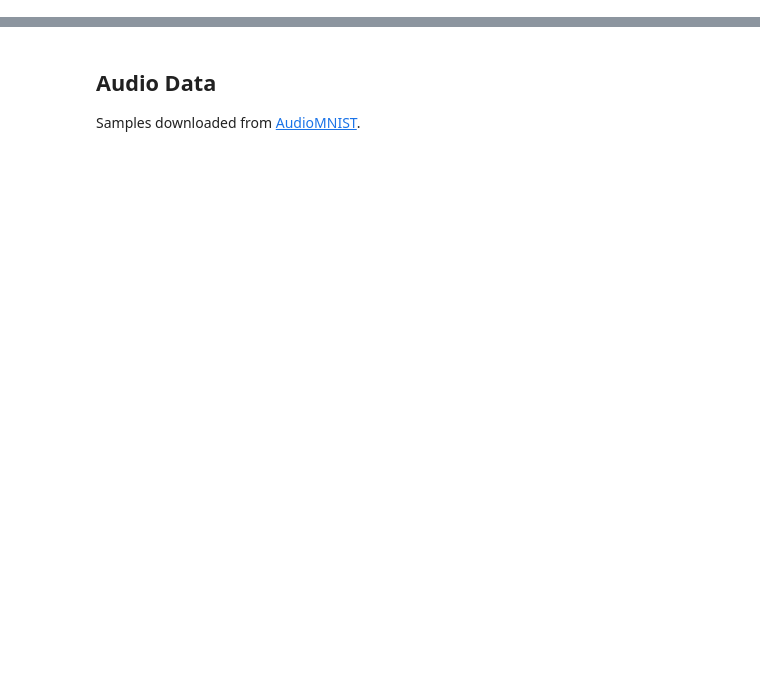
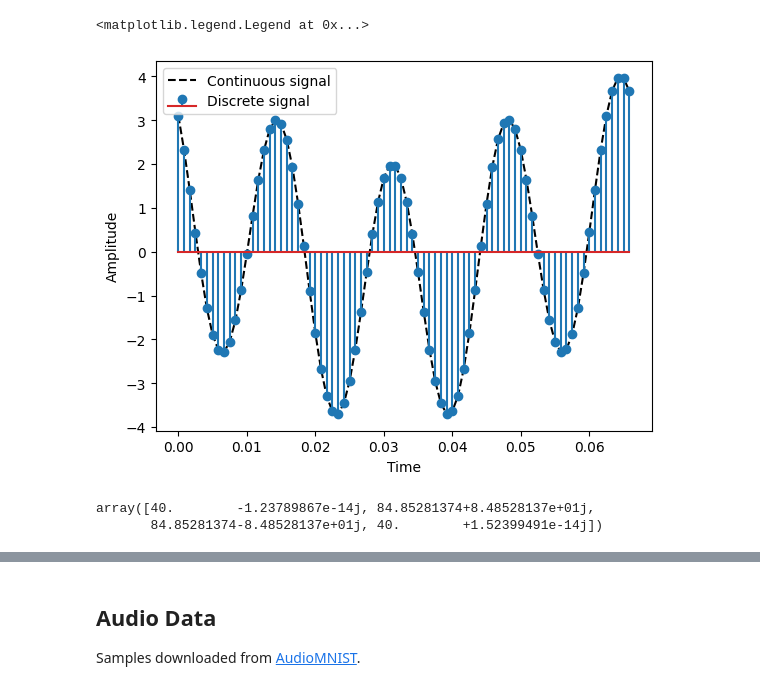
Before and after one commit to mru-data3464/w26, a Jupyter notebook: demo_code/10_signals_images/figs.ipynb, the cells around one changed output, grey strips where cells are left out. Drawn from its saved outputs; the diff is of its cells as text; code cells hidden in the pictures; blank space fills up the shorter version.

```diff
--- a/demo_code/10_signals_images/figs.ipynb
+++ b/demo_code/10_signals_images/figs.ipynb
@@ -4,34 +4,43 @@ import matplotlib.pyplot as plt
 # %%
 # Generate a sample "continuous" signal
 # Two constant frequencies
 f1 = 15 # Hz
 f2 = 60 # Hz
 
 # and phase shifts
-p1 = 0
+p1 = 0.2
 p2 = np.pi / 4
 
 # and amplitudes
 a1 = 1
 a2 = 3
 
 # Time interval
 T = 1 / (f2 * 20)
 
 # period is the greatest common denominator of the two frequencies
 P = 1 / np.gcd(int(f1), int(f2))
 
 # Number of samples
 N = int(P / T)
 
 t = np.arange(N) * T
 x = a1 * np.cos(f1 * 2*np.pi*t + p1) + a2 *np.cos(f2 * 2*np.pi*t + p2)
 
 plt.plot(t, x, "k--", label="Continuous signal")
 plt.stem(t, x, label="Discrete signal")
 plt.xlabel("Time")
 plt.ylabel("Amplitude")
 plt.legend()
+# %% [output]
+<matplotlib.legend.Legend at 0x...>
+[figure, added]
+# %%
+ F = np.fft.fft(x)
+ F[F > 0.2]
+# %% [output]
+array([40.        -1.23789867e-14j, 84.85281374+8.48528137e+01j,
+       84.85281374-8.48528137e+01j, 40.        +1.52399491e-14j])
 # %%
 X = 2 * np.fft.fft(x) / N
 k = np.fft.fftfreq(N, d=T)
```
Also changed, not shown: parts of 2 cells of this notebook.
